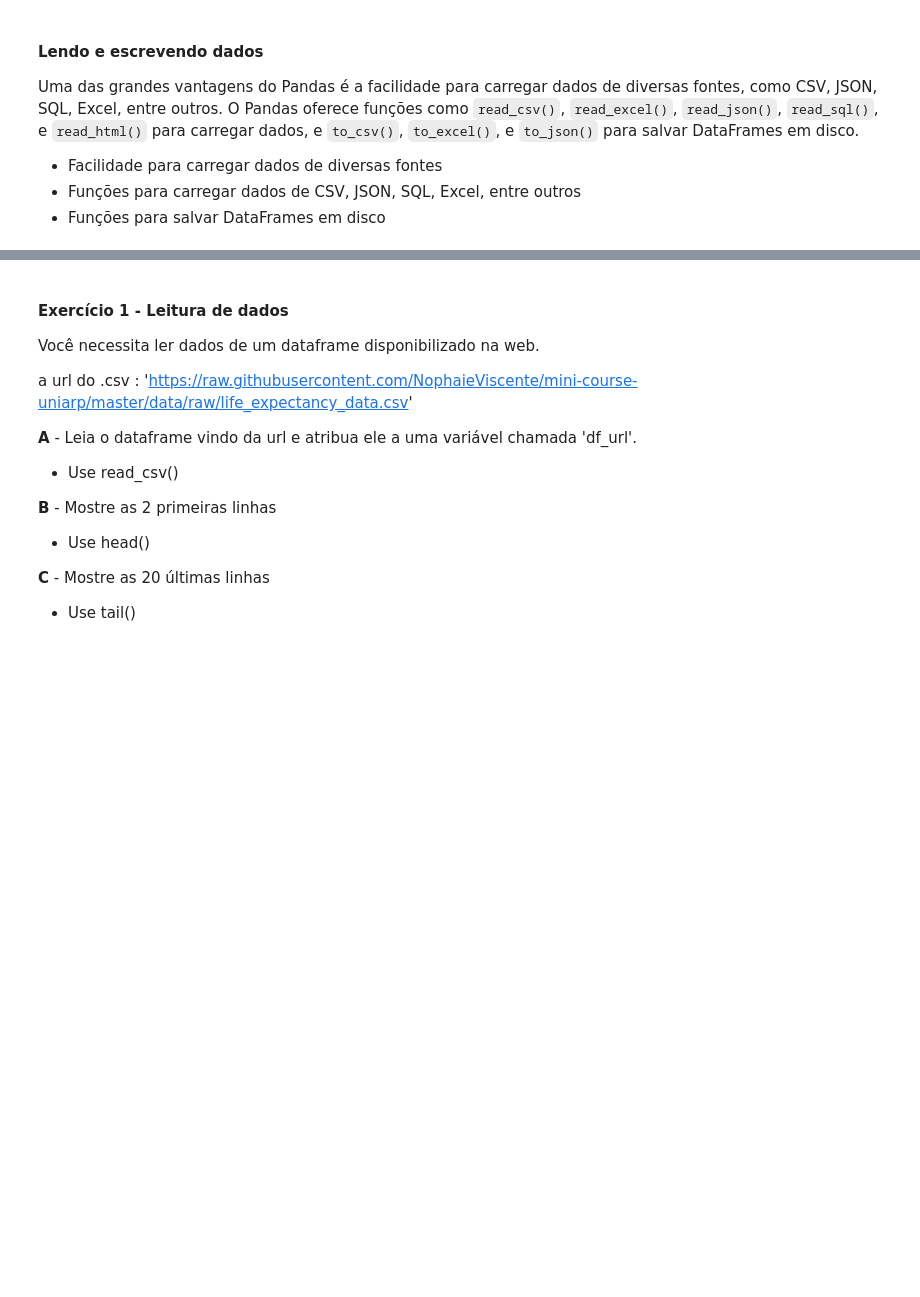
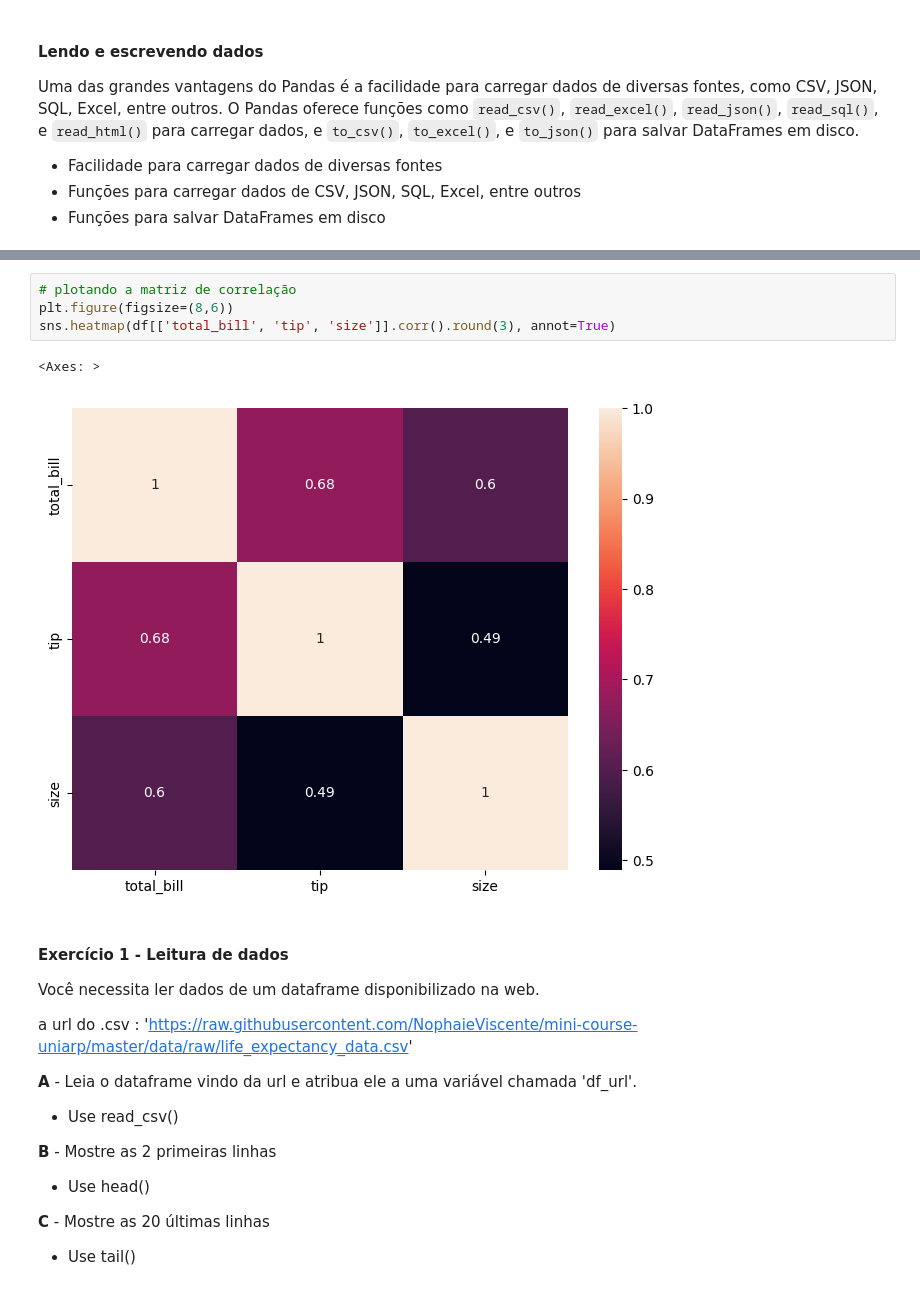
Before and after one commit to NophaieViscente/mini-course-uniarp, a Jupyter notebook: src/notebooks/pandas_introduction.ipynb, the cells around one changed output, grey strips where cells are left out. Saved outputs shown, nothing was run; the diff lists cells and outputs as text; blank space fills up the shorter version.

```diff
--- a/src/notebooks/pandas_introduction.ipynb
+++ b/src/notebooks/pandas_introduction.ipynb
@@ -72,3 +237,10 @@ pd.read_csv("https://raw.githubusercontent.com/NophaieViscente/mini-course-uniar
+# %%
+# plotando a matriz de correlação
+plt.figure(figsize=(8,6))
+sns.heatmap(df[['total_bill', 'tip', 'size']].corr().round(3), annot=True)
+# %% [output]
+<Axes: >
+[figure, added]
 # %% [markdown]
 #### **Exercício 1 - Leitura de dados**
 
```
Also changed, not shown: parts of 20 cells of this notebook, 1 other file.
